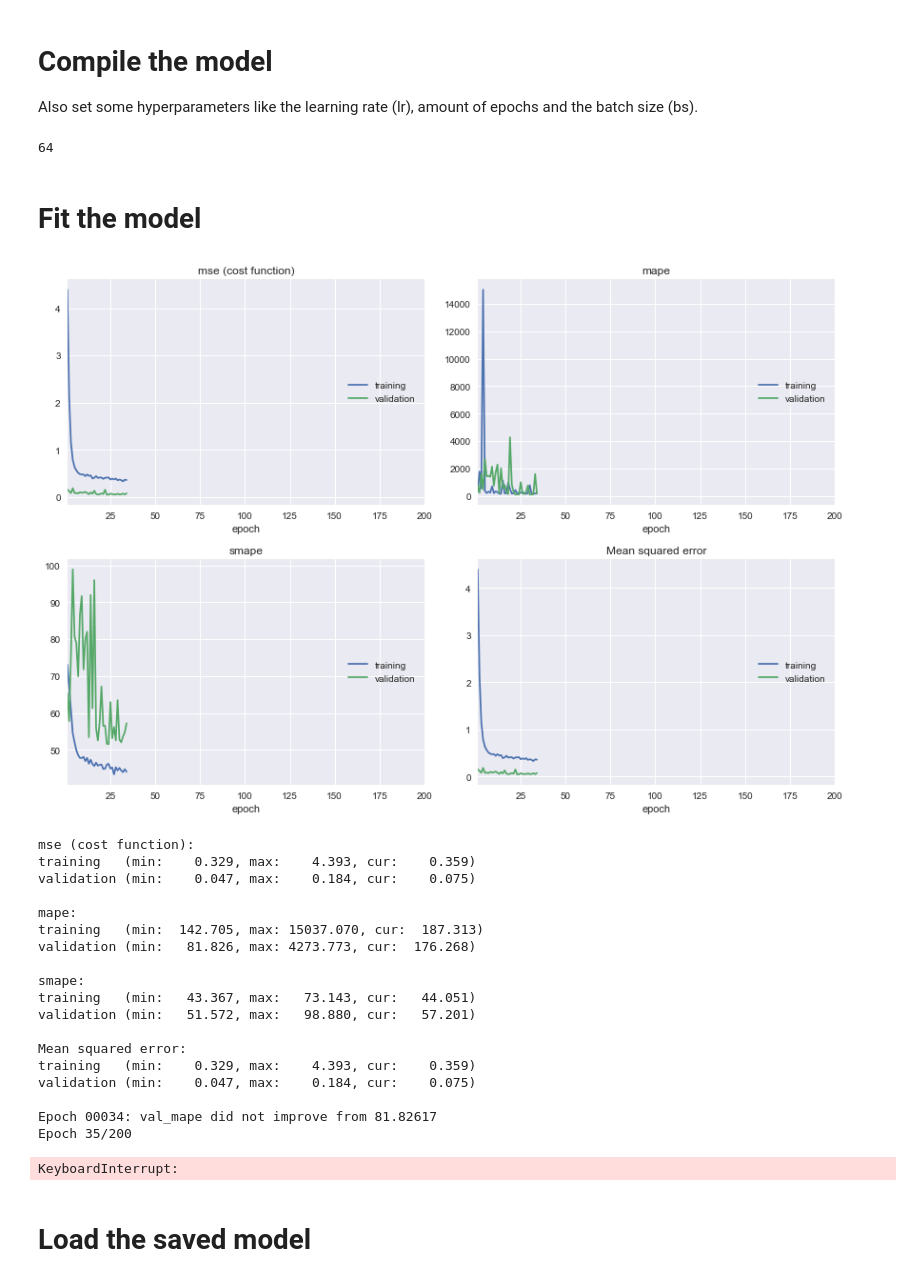
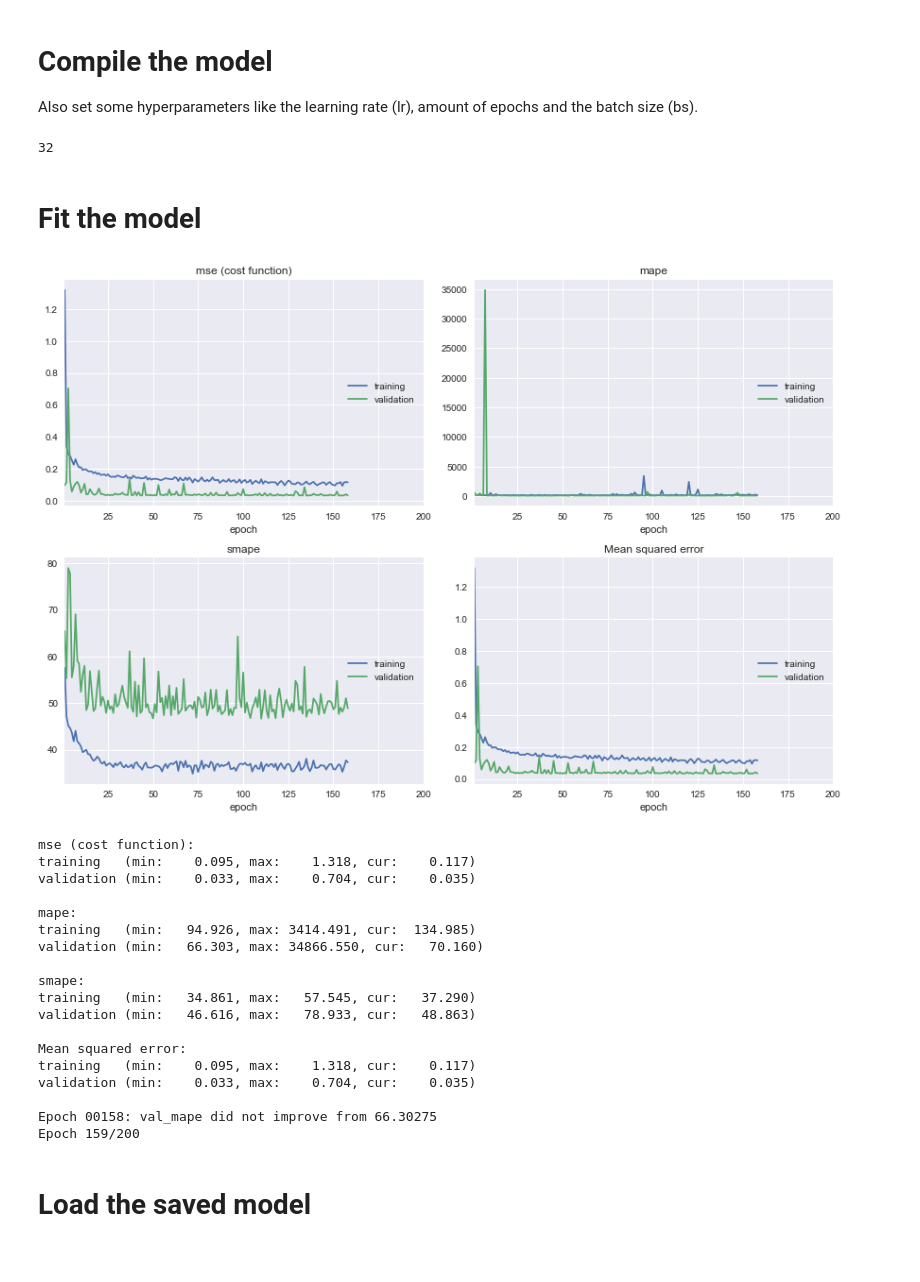
Before and after one commit to deKeijzer/Multivariate-time-series-models-in-Keras, a Jupyter notebook: notebooks/5.2 CNN.ipynb, the cells around one changed output. Cells and saved outputs as stored; diff of their text form; code cells hidden in the pictures.

```diff
--- a/notebooks/5.2 CNN.ipynb
+++ b/notebooks/5.2 CNN.ipynb
@@ -216,48 +216,48 @@ def create_model(X_train, y_train, X_test, y_test):
 
     model = Sequential()
 
-    ks1_first = 3
-    ks1_second = 8
+    ks1_first = 8
+    ks1_second = 4
 
-    ks2_first = 4
-    ks2_second = 5
+    ks2_first = 10
+    ks2_second = 8
 
-    model.add(Conv2D(filters=(3),
+    model.add(Conv2D(filters=(5),
                      kernel_size=(ks1_first, ks1_second),
                      input_shape=input_shape,
                      padding='same',
                      kernel_initializer='TruncatedNormal'))
     model.add(BatchNormalization())
     model.add(LeakyReLU())
-    model.add(Dropout(0.025))
+    model.add(Dropout(0.612))
 
-    for _ in range(2):
-        model.add(Conv2D(filters=(4),
+    for _ in range(1):
+        model.add(Conv2D(filters=(8),
                      kernel_size= (ks2_first, ks2_second),
                          padding='same',
                      kernel_initializer='TruncatedNormal'))
         model.add(BatchNormalization())
         model.add(LeakyReLU())
-        model.add(Dropout(0.280))
+        model.add(Dropout(0.250))
 
     model.add(Flatten())
 
-    for _ in range(4):
+    for _ in range(2):
         model.add(Dense(64 , kernel_initializer='TruncatedNormal'))
         model.add(BatchNormalization())
         model.add(LeakyReLU())
-        model.add(Dropout(0.435))
+        model.add(Dropout(0.447))
 
-    for _ in range(3):
+    for _ in range(2):
         model.add(Dense(128 , kernel_initializer='TruncatedNormal'))
         model.add(BatchNormalization())
         model.add(LeakyReLU())
-        model.add(Dropout(0.372))
+        model.add(Dropout(0.030))
 
-    model.add(Dense(1024 , kernel_initializer='TruncatedNormal'))
+    model.add(Dense(256 , kernel_initializer='TruncatedNormal'))
     model.add(BatchNormalization())
     model.add(LeakyReLU())
-    model.add(Dropout(0.793))
+    model.add(Dropout(0.546))
 
     model.add(Dense(1))
 
@@ -279,11 +279,11 @@ More only makes the model more complex and harder/slower to train
 """
 
 epochs = 200
-bs = 64
+bs = 32
 lr = 1e-3 #6e-4
 print(bs)
 # %% [output]
-64
+32
 # %%
 model = create_model(X_train, y_train, X_test, y_test)
 
@@ -299,44 +299,43 @@ model.compile(optimizer='nadam', loss = ['mse'], metrics=[mape, smape, 'mse'])
 # %%
 early_stopping_monitor = EarlyStopping(patience=5000)
 
 # This is used to save the best model, currently monitoring val_mape
 # checkpoint
 filepath="models\\CNN.best.hdf5"
 checkpoint = ModelCheckpoint(filepath, monitor='val_mape', verbose=1, save_best_only=True, mode='min')
 
-epoch_size = 56
-schedule = SGDRScheduler(min_lr= 9e-7 ,
-                                     max_lr= 4.3e-3 ,
+epoch_size = 109
+schedule = SGDRScheduler(min_lr= 5.6e-6 ,
+                                     max_lr= 1.9e-2 ,
                                      steps_per_epoch=np.ceil(epoch_size/bs),
                                      lr_decay=0.9,
                                      cycle_length=5, # 5
                                      mult_factor=1.5)
 
 model.fit(X_train, y_train, epochs=epochs, batch_size=bs, validation_split=0.2,
          verbose=1, callbacks=[PlotLossesKeras(), early_stopping_monitor, checkpoint, schedule])
 
 print(model.summary())
 # %% [output]
-[figure, old version]
+[figure, new version]
 mse (cost function):
-training   (min:    0.329, max:    4.393, cur:    0.359)
-validation (min:    0.047, max:    0.184, cur:    0.075)
+training   (min:    0.095, max:    1.318, cur:    0.117)
+validation (min:    0.033, max:    0.704, cur:    0.035)
 
 mape:
-training   (min:  142.705, max: 15037.070, cur:  187.313)
-validation (min:   81.826, max: 4273.773, cur:  176.268)
+training   (min:   94.926, max: 3414.491, cur:  134.985)
+validation (min:   66.303, max: 34866.550, cur:   70.160)
 
 smape:
-training   (min:   43.367, max:   73.143, cur:   44.051)
-validation (min:   51.572, max:   98.880, cur:   57.201)
+training   (min:   34.861, max:   57.545, cur:   37.290)
+validation (min:   46.616, max:   78.933, cur:   48.863)
 
 Mean squared error:
-training   (min:    0.329, max:    4.393, cur:    0.359)
-validation (min:    0.047, max:    0.184, cur:    0.075)
+training   (min:    0.095, max:    1.318, cur:    0.117)
+validation (min:    0.033, max:    0.704, cur:    0.035)
 
-Epoch 00034: val_mape did not improve from 81.82617
-Epoch 35/200
+Epoch 00158: val_mape did not improve from 66.30275
+Epoch 159/200
-KeyboardInterrupt:
 # %% [markdown]
 # Load the saved model
 # %%
```
Also changed, not shown: parts of 3 cells of this notebook, 7 other files.
